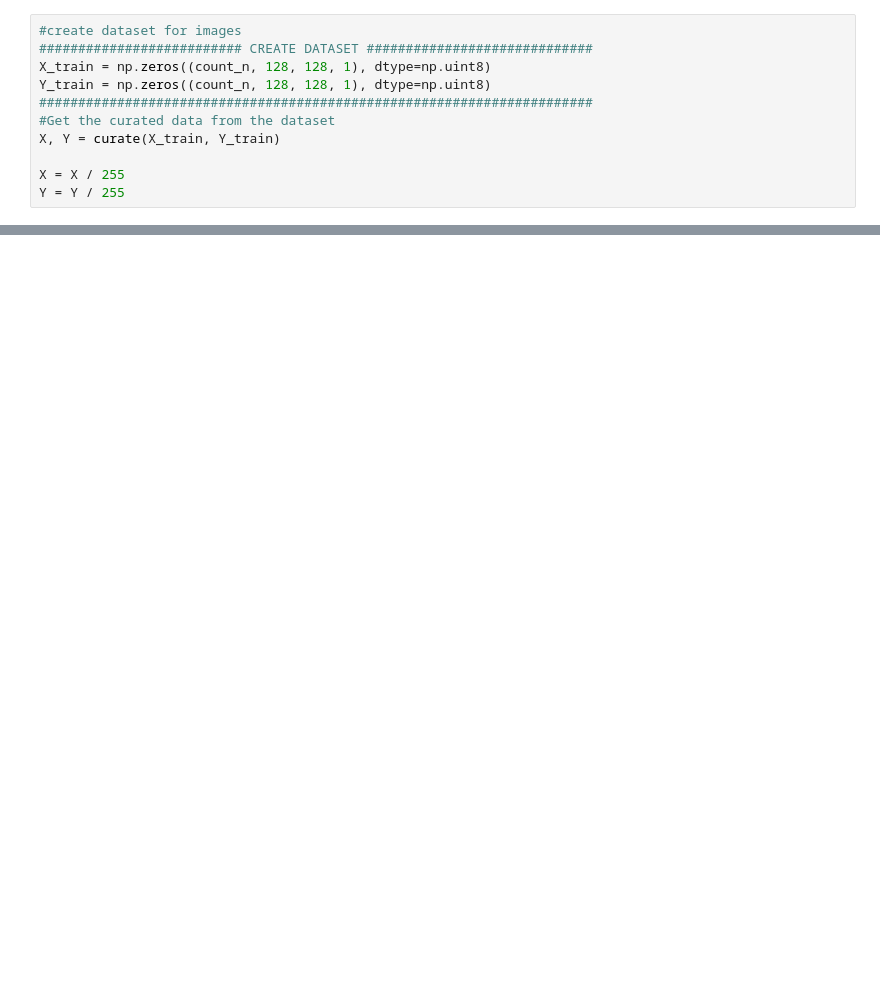
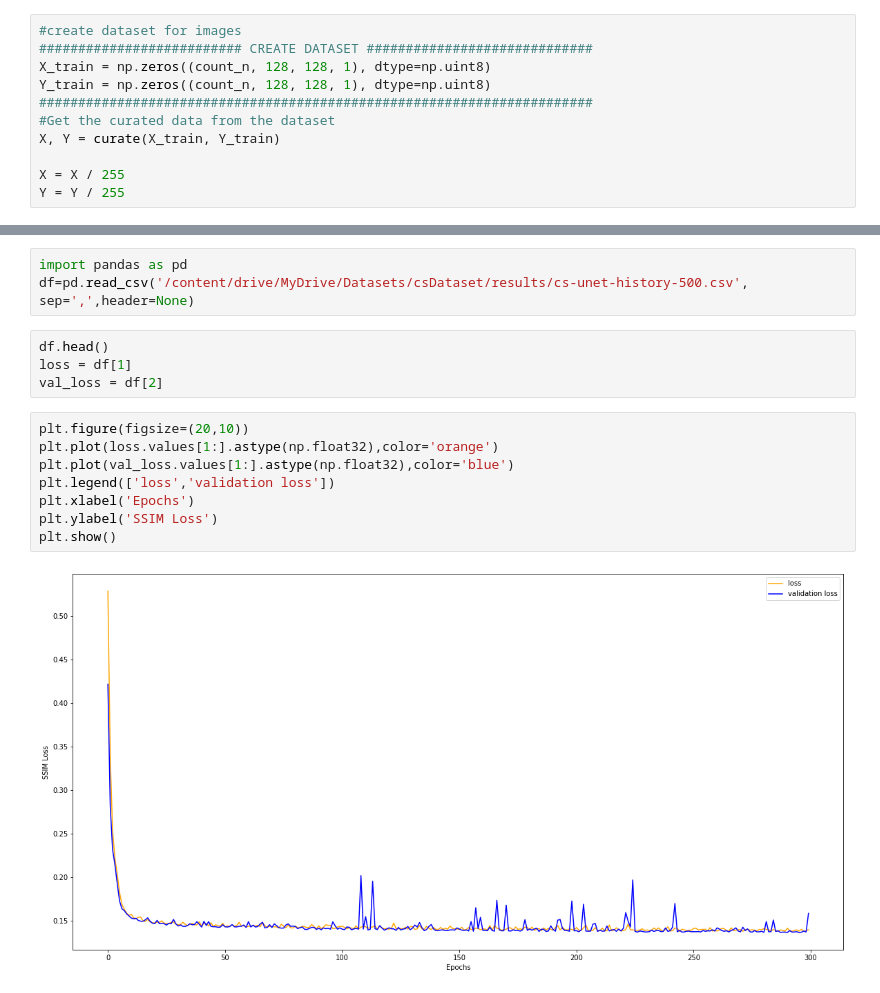
Before and after one commit to wilfredkisku/CNN-CS, a Jupyter notebook: cnn_cs.ipynb, the cells around one changed output, grey strips where cells are left out. Drawn from its saved outputs; the diff is of its cells as text; blank space fills up the shorter version.

```diff
--- a/cnn_cs.ipynb
+++ b/cnn_cs.ipynb
@@ -248,0 +341,17 @@ tf.Tensor(
+# %%
+import pandas as pd
+df=pd.read_csv('/content/drive/MyDrive/Datasets/csDataset/results/cs-unet-history-500.csv', sep=',',header=None)
+# %%
+df.head()
+loss = df[1]
+val_loss = df[2]
+# %%
+plt.figure(figsize=(20,10))
+plt.plot(loss.values[1:].astype(np.float32),color='orange')
+plt.plot(val_loss.values[1:].astype(np.float32),color='blue')
+plt.legend(['loss','validation loss'])
+plt.xlabel('Epochs')
+plt.ylabel('SSIM Loss')
+plt.show()
+# %% [output]
+[figure, added]
```
Also changed, not shown: parts of 11 cells of this notebook.
